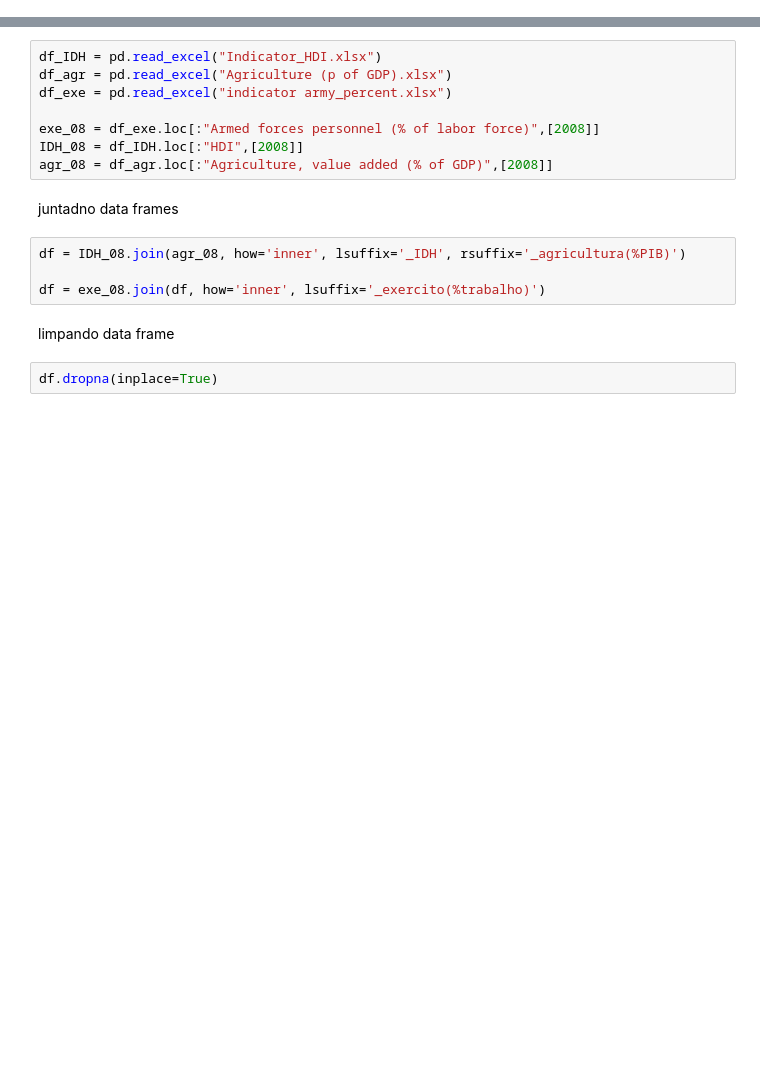
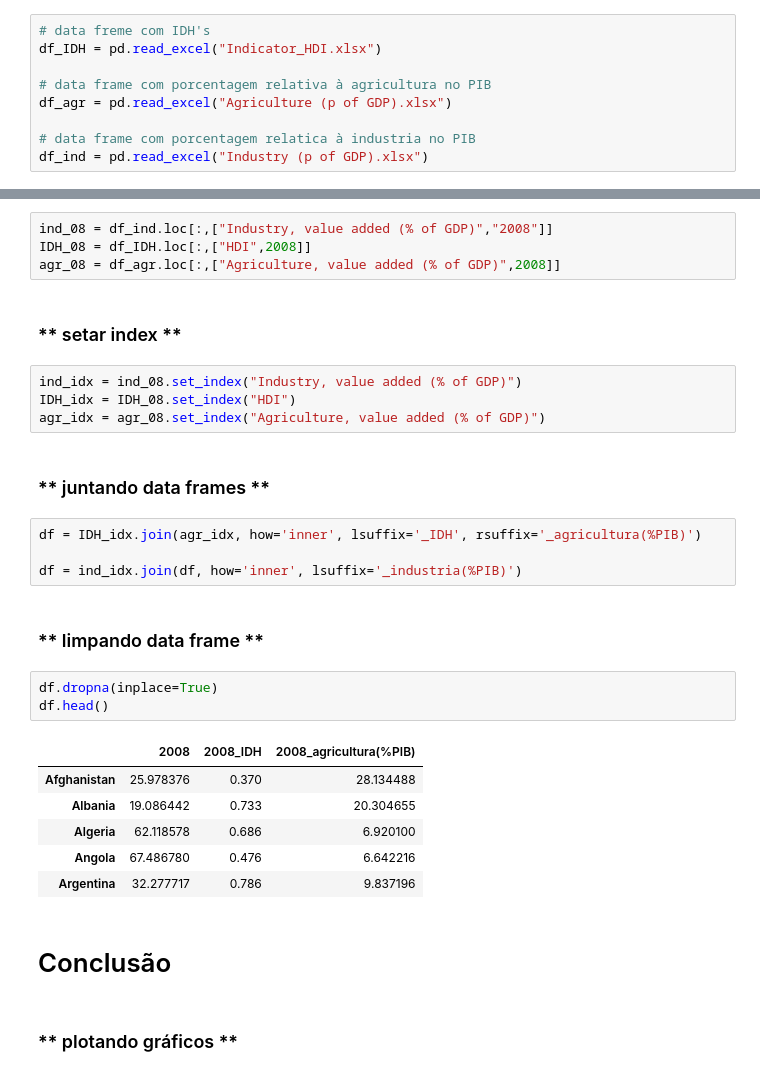
Before and after one commit to tluigimm/Projeto1, a Jupyter notebook: projeto1.ipynb, the cells around one changed output, grey strips where cells are left out. Cells and saved outputs as stored; diff of their text form; blank space fills up the shorter version.

```diff
--- a/projeto1.ipynb
+++ b/projeto1.ipynb
@@ -14,0 +30,9 @@ importar data frames
+# %%
+# data freme com IDH's
+df_IDH = pd.read_excel("Indicator_HDI.xlsx")
+
+# data frame com porcentagem relativa à agricultura no PIB
+df_agr = pd.read_excel("Agriculture (p of GDP).xlsx")
+
+# data frame com porcentagem relatica à industria no PIB
+df_ind = pd.read_excel("Industry (p of GDP).xlsx")
@@ -15,18 +41,32 @@ importar data frames
 # %%
-df_IDH = pd.read_excel("Indicator_HDI.xlsx")
-df_agr = pd.read_excel("Agriculture (p of GDP).xlsx")
-df_exe = pd.read_excel("indicator army_percent.xlsx")
-
-exe_08 = df_exe.loc[:"Armed forces personnel (% of labor force)",[2008]]
-IDH_08 = df_IDH.loc[:"HDI",[2008]]
-agr_08 = df_agr.loc[:"Agriculture, value added (% of GDP)",[2008]]
+ind_08 = df_ind.loc[:,["Industry, value added (% of GDP)","2008"]]
+IDH_08 = df_IDH.loc[:,["HDI",2008]]
+agr_08 = df_agr.loc[:,["Agriculture, value added (% of GDP)",2008]]
+# %% [markdown]
+### ** setar index **
+# %%
+ind_idx = ind_08.set_index("Industry, value added (% of GDP)")
+IDH_idx = IDH_08.set_index("HDI")
+agr_idx = agr_08.set_index("Agriculture, value added (% of GDP)")
 # %% [markdown]
-juntadno data frames
+### ** juntando data frames **
 # %%
-df = IDH_08.join(agr_08, how='inner', lsuffix='_IDH', rsuffix='_agricultura(%PIB)')
+df = IDH_idx.join(agr_idx, how='inner', lsuffix='_IDH', rsuffix='_agricultura(%PIB)')
 
-df = exe_08.join(df, how='inner', lsuffix='_exercito(%trabalho)')
+df = ind_idx.join(df, how='inner', lsuffix='_industria(%PIB)')
 # %% [markdown]
-limpando data frame
+### ** limpando data frame **
 # %%
 df.dropna(inplace=True)
+df.head()
+# %% [output]
+|  | 2008 | 2008_IDH | 2008_agricultura(%PIB) |
+| Afghanistan | 25.978376 | 0.370 | 28.134488 |
+| Albania | 19.086442 | 0.733 | 20.304655 |
+| Algeria | 62.118578 | 0.686 | 6.920100 |
+| Angola | 67.486780 | 0.476 | 6.642216 |
+| Argentina | 32.277717 | 0.786 | 9.837196 |
+# %% [markdown]
+# Conclusão
+# %% [markdown]
+### ** plotando gráficos **
```
Also changed, not shown: parts of 19 cells of this notebook.
